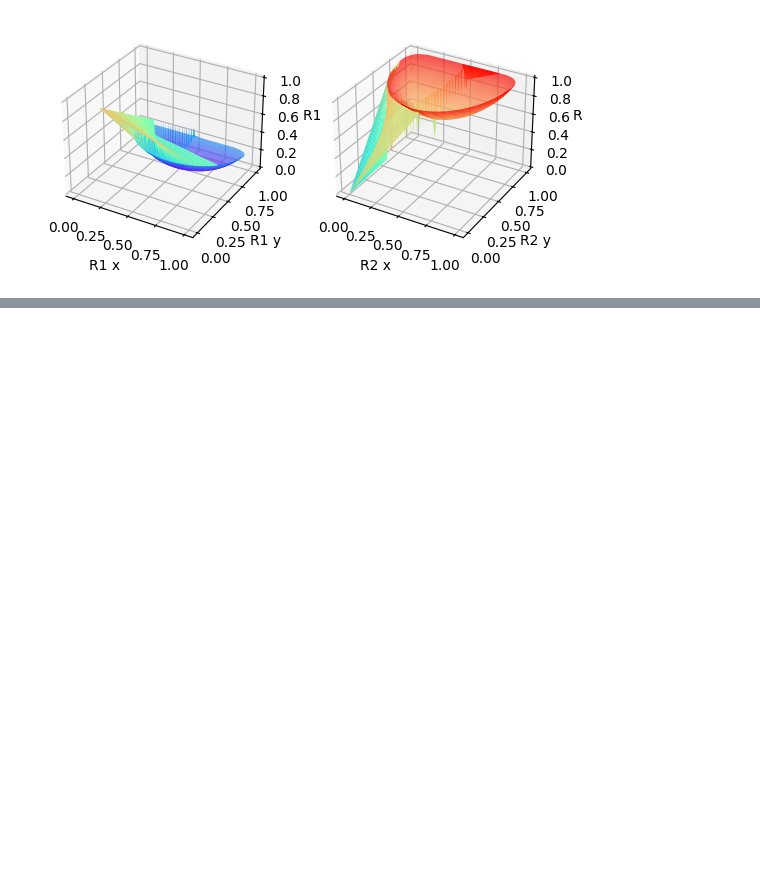
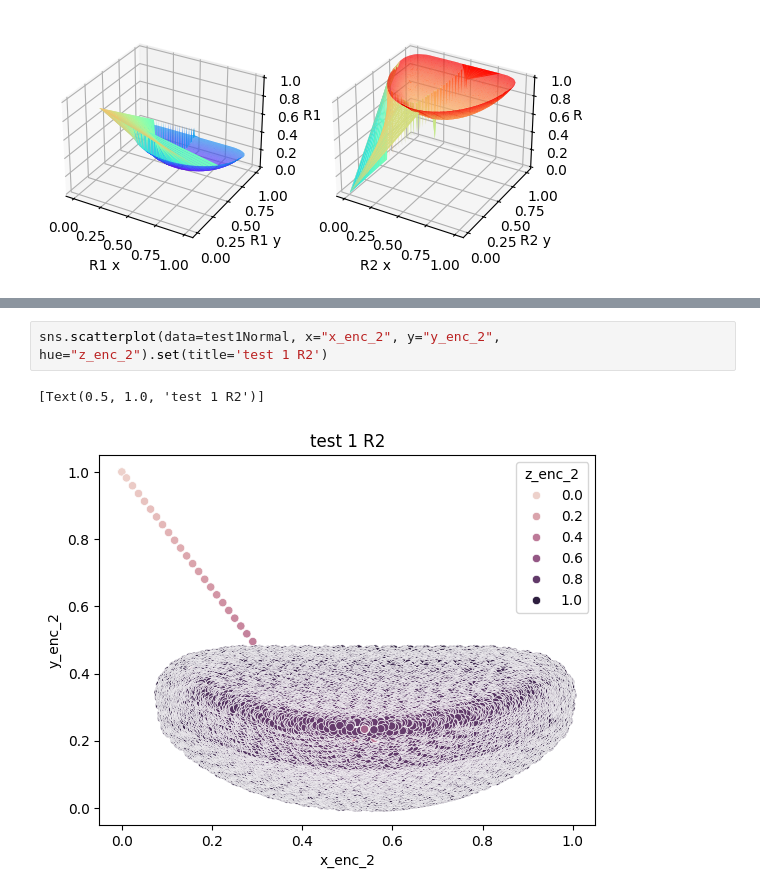
Before and after one commit to vputnam/machine_learning_soln, a Jupyter notebook: Jupyter/DataProcessing.ipynb, the cells around one changed output, grey strips where cells are left out. Cells and saved outputs as stored; diff of their text form; blank space fills up the shorter version.

```diff
--- a/Jupyter/DataProcessing.ipynb
+++ b/Jupyter/DataProcessing.ipynb
@@ -137,0 +125,5 @@ scatter_distance_plot(test1['x_enc_2'], test1['z_enc_2'], 'xR2', 'zR2', 'test 1
+# %%
+sns.scatterplot(data=test1Normal, x="x_enc_2", y="y_enc_2", hue="z_enc_2").set(title='test 1 R2')
+# %% [output]
+[Text(0.5, 1.0, 'test 1 R2')]
+[figure, added]
```
Also changed, not shown: parts of 11 cells of this notebook, 1 other file.
